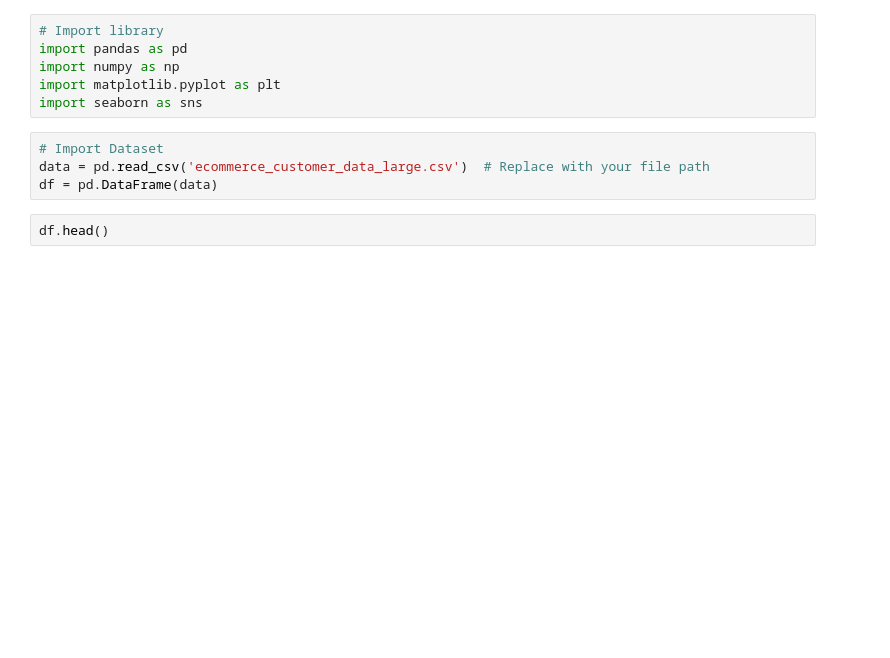
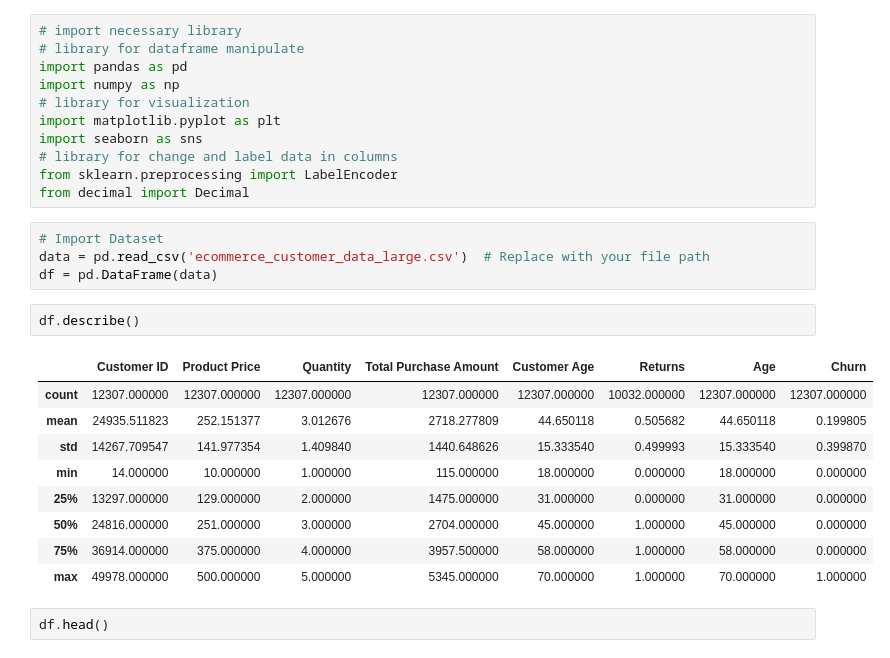
Before and after one commit to kritsapdev/Customer-churn-prediction, a Jupyter notebook: Customer_churn_prediction.ipynb, the cells around one changed output. Drawn from its saved outputs; the diff is of its cells as text; blank space fills up the shorter version.

```diff
--- a/Customer_churn_prediction.ipynb
+++ b/Customer_churn_prediction.ipynb
@@ -1,15 +1,32 @@
 # %% [markdown]
 <a href="https://colab.research.google.com/github/kritsapdev/Customer-churn-prediction/blob/main/Customer_churn_prediction.ipynb" target="_parent"><img src="https://colab.research.google.com/assets/colab-badge.svg" alt="Open In Colab"/></a>
 # %%
-# Import library
+# import necessary library
+# library for dataframe manipulate
 import pandas as pd
 import numpy as np
+# library for visualization
 import matplotlib.pyplot as plt
 import seaborn as sns
+# library for change and label data in columns
+from sklearn.preprocessing import LabelEncoder
+from decimal import Decimal
 # %%
 # Import Dataset
 data = pd.read_csv('ecommerce_customer_data_large.csv')  # Replace with your file path
 df = pd.DataFrame(data)
+# %%
+df.describe()
+# %% [output]
+|  | Customer ID | Product Price | Quantity | Total Purchase Amount | Customer Age | Returns | Age | Churn |
+| count | 12307.000000 | 12307.000000 | 12307.000000 | 12307.000000 | 12307.000000 | 10032.000000 | 12307.000000 | 12307.000000 |
+| mean | 24935.511823 | 252.151377 | 3.012676 | 2718.277809 | 44.650118 | 0.505682 | 44.650118 | 0.199805 |
+| std | 14267.709547 | 141.977354 | 1.409840 | 1440.648626 | 15.333540 | 0.499993 | 15.333540 | 0.399870 |
+| min | 14.000000 | 10.000000 | 1.000000 | 115.000000 | 18.000000 | 0.000000 | 18.000000 | 0.000000 |
+| 25% | 13297.000000 | 129.000000 | 2.000000 | 1475.000000 | 31.000000 | 0.000000 | 31.000000 | 0.000000 |
+| 50% | 24816.000000 | 251.000000 | 3.000000 | 2704.000000 | 45.000000 | 1.000000 | 45.000000 | 0.000000 |
+| 75% | 36914.000000 | 375.000000 | 4.000000 | 3957.500000 | 58.000000 | 1.000000 | 58.000000 | 0.000000 |
+| max | 49978.000000 | 500.000000 | 5.000000 | 5345.000000 | 70.000000 | 1.000000 | 70.000000 | 1.000000 |
 # %%
 df.head()
 # %% [output]
```
Also changed, not shown: parts of 3 cells of this notebook.
